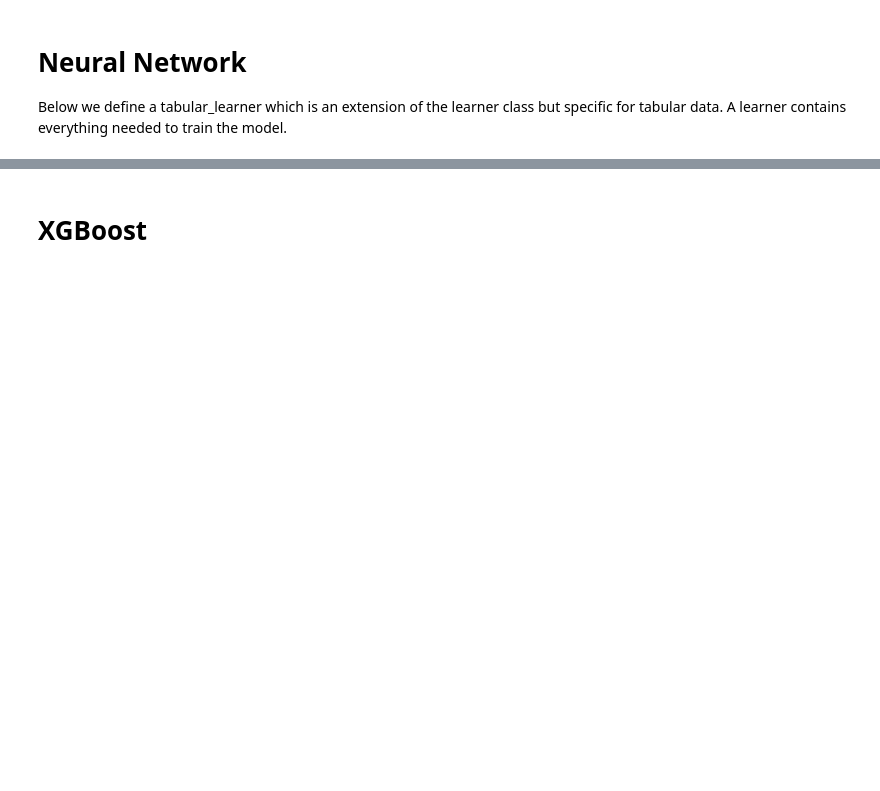
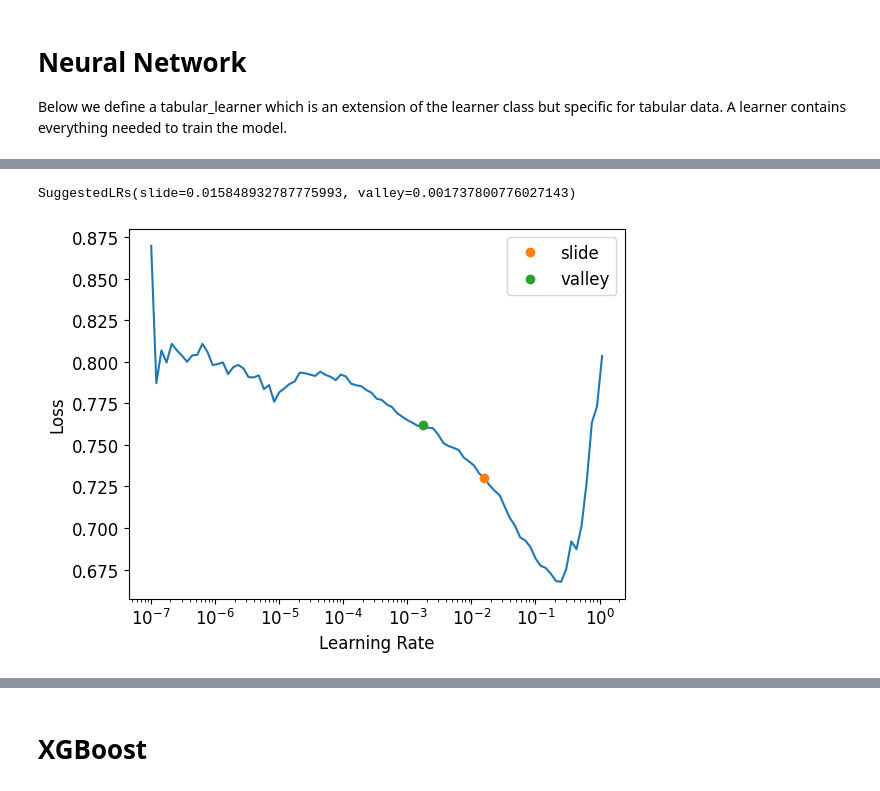
Before and after one commit to rubanzasilva/poisonous_mushrooms_classification, a Jupyter notebook: fastai_gradient_boosting.ipynb, the cells around one changed output, grey strips where cells are left out. Cells and saved outputs as stored; diff of their text form; code cells hidden in the pictures; blank space fills up the shorter version.

```diff
--- a/fastai_gradient_boosting.ipynb
+++ b/fastai_gradient_boosting.ipynb
@@ -200,3 +272,9 @@ X_train
 # Neural Network
 
 Below we define a tabular_learner which is an extension of the learner class but specific for tabular data. A learner contains everything needed to train the model.
+# %%
+emb_szs = {
+    var: int(min(64, round(1.6 * len(to.classes[var]) ** .56)))
+    for var in to.cats.columns
+}
+emb_szs
@@ -202,0 +301,10 @@ Below we define a tabular_learner which is an extension of the learner class but
+# %%
+learn = tabular_learner(
+    dls,
+    emb_szs=emb_szs,
+    layers=[200, 100],
+    config=dict(ps=[0.3, 0.3],embed_p=0.3),
+    metrics=MatthewsCorrCoef())
+# %%
+learn.lr_find(suggest_funcs=(slide,valley))
+# %% [output]
@@ -202,0 +312,2 @@ Below we define a tabular_learner which is an extension of the learner class but
+SuggestedLRs(slide=0.015848932787775993, valley=0.001737800776027143)
+[figure, added]
```
Also changed, not shown: parts of 47 cells of this notebook.
